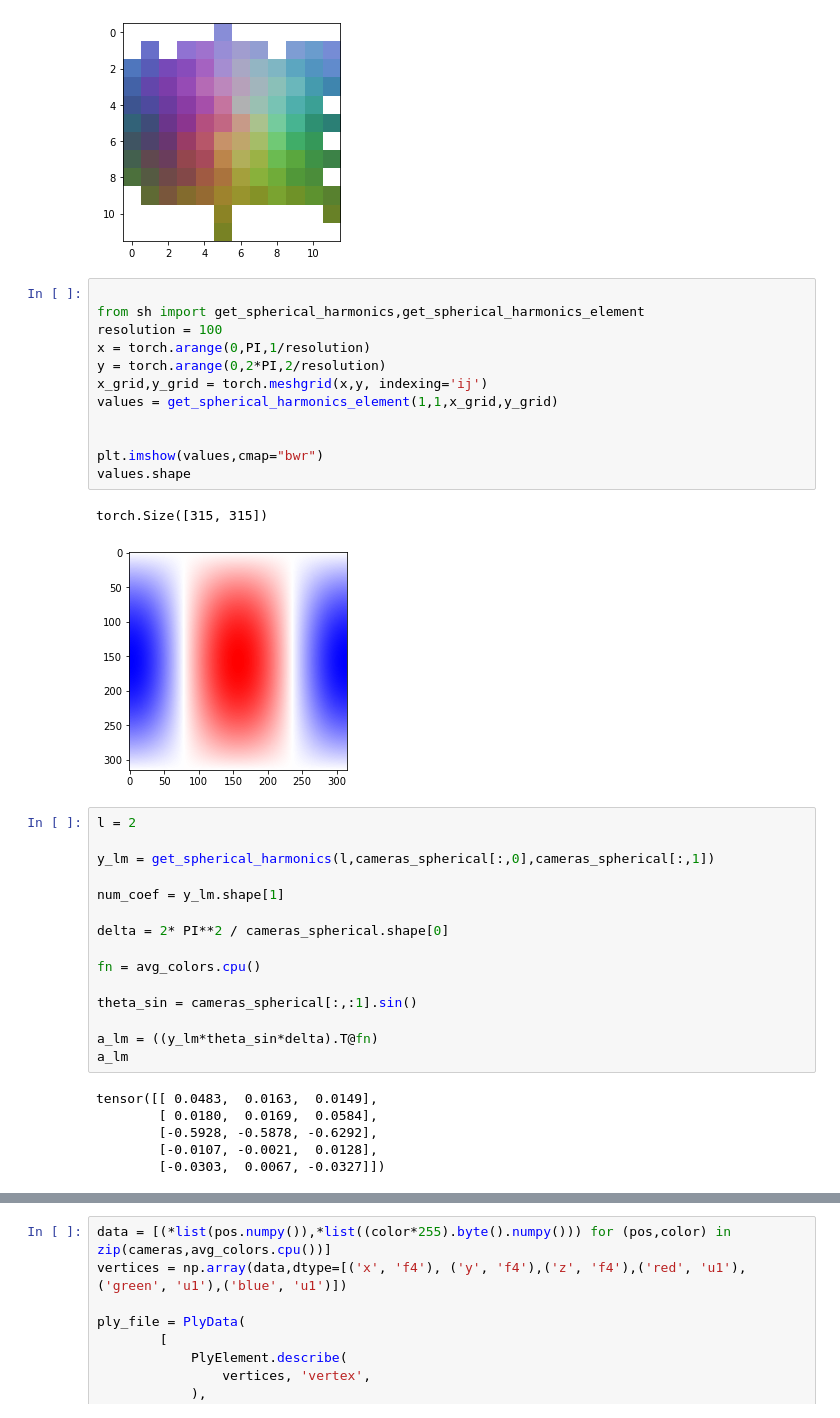
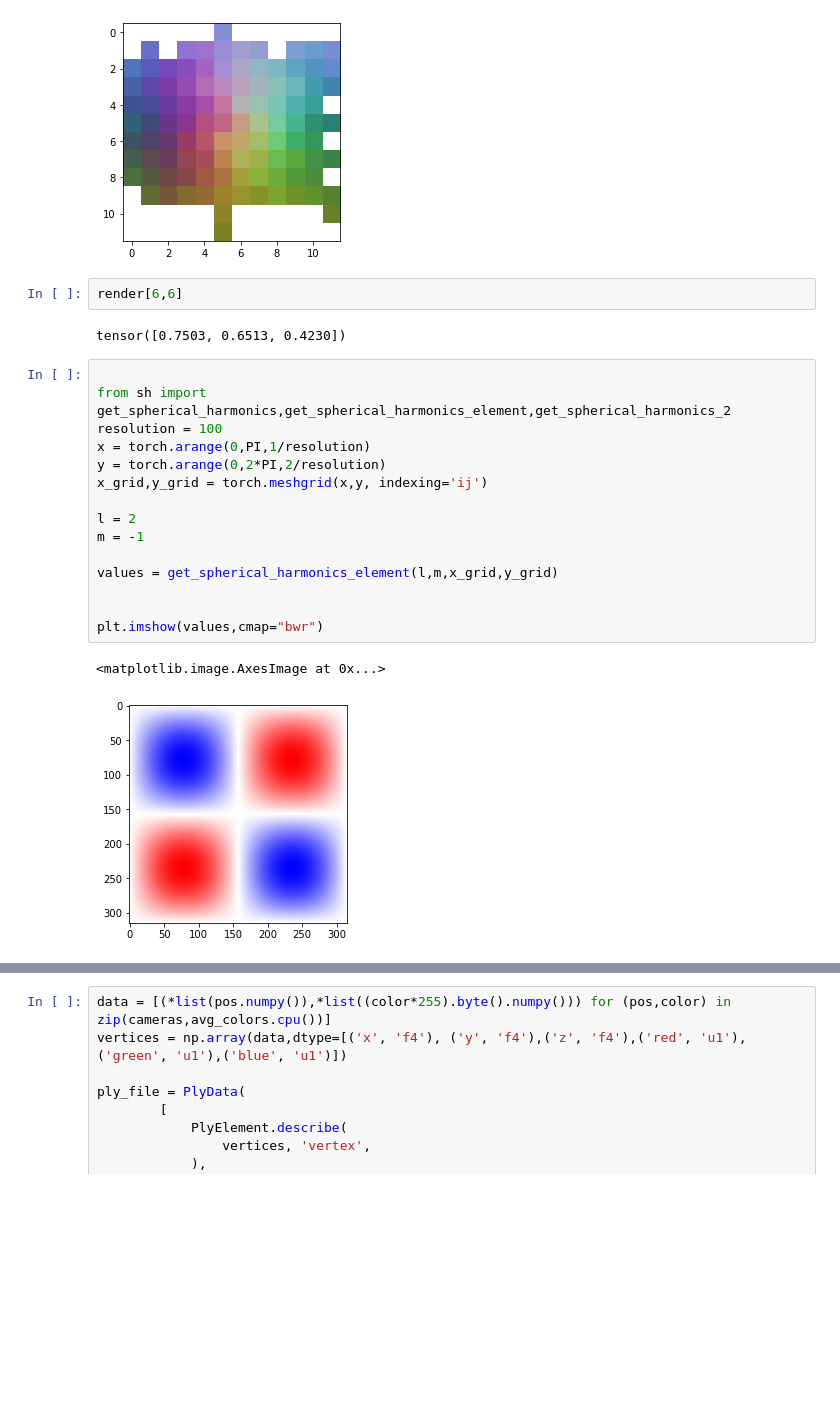
Before and after one commit to KeKsBoTer/punctum, a Jupyter notebook: dataset/dataset_creation.ipynb, the cells around one changed output, grey strips where cells are left out. Saved outputs shown, nothing was run; the diff lists cells and outputs as text; blank space fills up the shorter version.

```diff
--- a/dataset/dataset_creation.ipynb
+++ b/dataset/dataset_creation.ipynb
@@ -113,39 +113,25 @@ plt.imshow(render)
 # %% [output]
 <matplotlib.image.AxesImage at 0x...>
 [figure]
+# %%
+render[6,6]
+# %% [output]
+tensor([0.7503, 0.6513, 0.4230])
 # %%
 
-from sh import get_spherical_harmonics,get_spherical_harmonics_element
+from sh import get_spherical_harmonics,get_spherical_harmonics_element,get_spherical_harmonics_2
 resolution = 100
 x = torch.arange(0,PI,1/resolution)
 y = torch.arange(0,2*PI,2/resolution)
 x_grid,y_grid = torch.meshgrid(x,y, indexing='ij')
-values = get_spherical_harmonics_element(1,1,x_grid,y_grid)
+
+l = 2
+m = -1
+
+values = get_spherical_harmonics_element(l,m,x_grid,y_grid)
 
 
 plt.imshow(values,cmap="bwr")
-values.shape
 # %% [output]
-torch.Size([315, 315])
+<matplotlib.image.AxesImage at 0x...>
-[figure, old version]
+[figure, new version]
-# %%
-l = 2
-
-y_lm = get_spherical_harmonics(l,cameras_spherical[:,0],cameras_spherical[:,1])
-
-num_coef = y_lm.shape[1]
-
-delta = 2* PI**2 / cameras_spherical.shape[0]
-
-fn = avg_colors.cpu()
-
-theta_sin = cameras_spherical[:,:1].sin()
-
-a_lm = ((y_lm*theta_sin*delta).T@fn)
-a_lm
-# %% [output]
-tensor([[ 0.0483,  0.0163,  0.0149],
-        [ 0.0180,  0.0169,  0.0584],
-        [-0.5928, -0.5878, -0.6292],
-        [-0.0107, -0.0021,  0.0128],
-        [-0.0303,  0.0067, -0.0327]])
```
Also changed, not shown: parts of 17 cells of this notebook, 2 other files.
